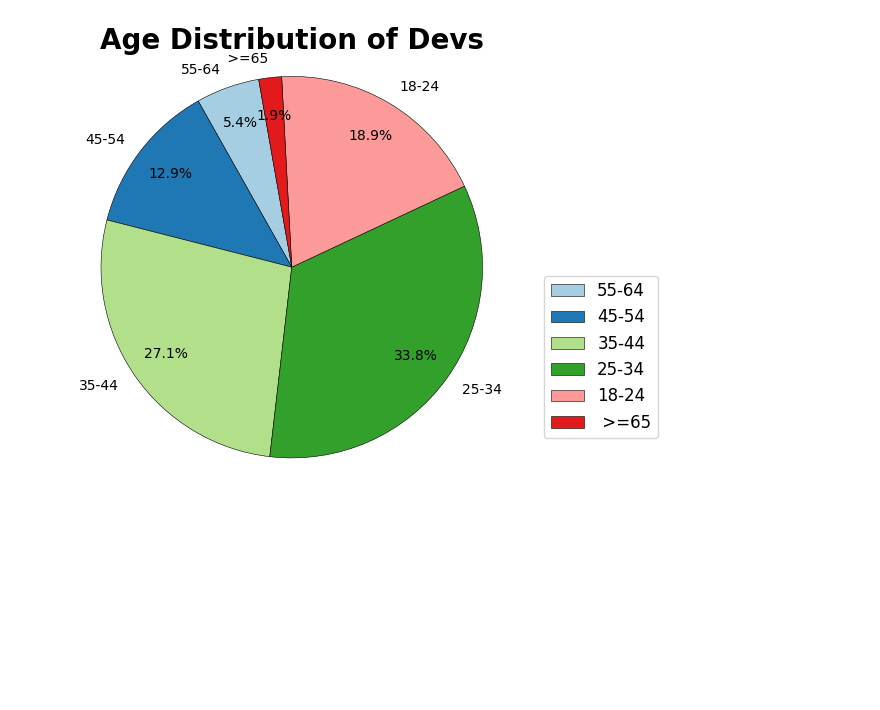
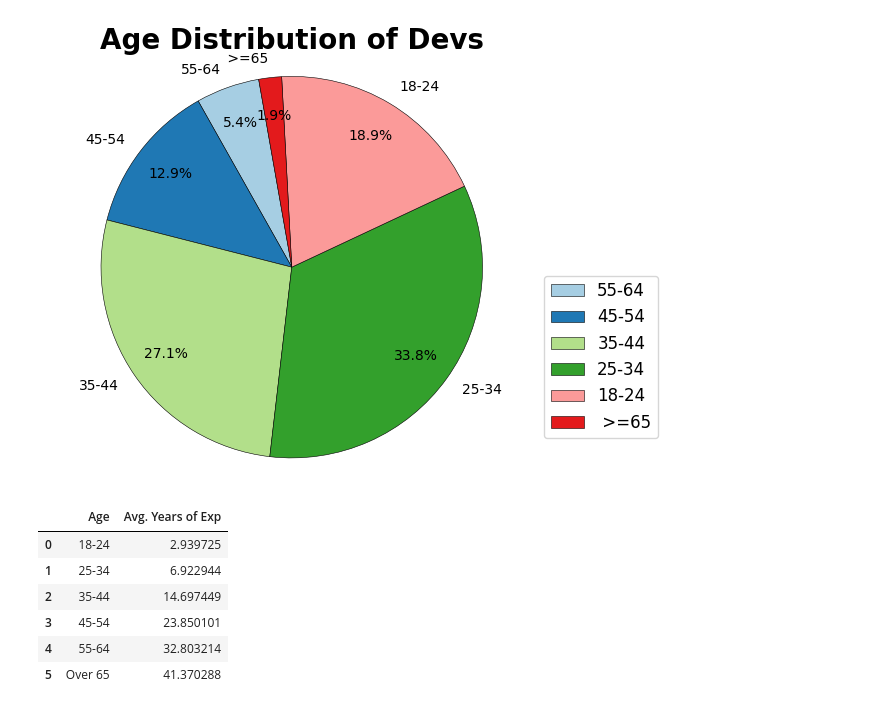
Before and after one commit to huyqng1412/stackoverflow_2025_project, a Jupyter notebook: so2025_vis.ipynb, the cells around one changed output. Saved outputs shown, nothing was run; the diff lists cells and outputs as text; code cells hidden in the pictures; blank space fills up the shorter version.

```diff
--- a/so2025_vis.ipynb
+++ b/so2025_vis.ipynb
@@ -73,3 +73,21 @@ plt.tight_layout()
 plt.show()
 # %% [output]
 [figure]
+# %%
+query2 = """
+    select REPLACE(REPLACE(Age, ' years old', ''), '65 years or older', ' Over 65') AS Age, avg(WorkExp) as 'Avg. Years of Exp'
+    from data
+    where Age != 'Prefer not to say'
+    group by age
+    order by avg(workexp)
+"""
+result2 = con.sql(query2).df()
+display(result2)
+# %% [output]
+|  | Age | Avg. Years of Exp |
+| 0 | 18-24 | 2.939725 |
+| 1 | 25-34 | 6.922944 |
+| 2 | 35-44 | 14.697449 |
+| 3 | 45-54 | 23.850101 |
+| 4 | 55-64 | 32.803214 |
+| 5 | Over 65 | 41.370288 |
```
Also changed, not shown: parts of 2 cells of this notebook.
